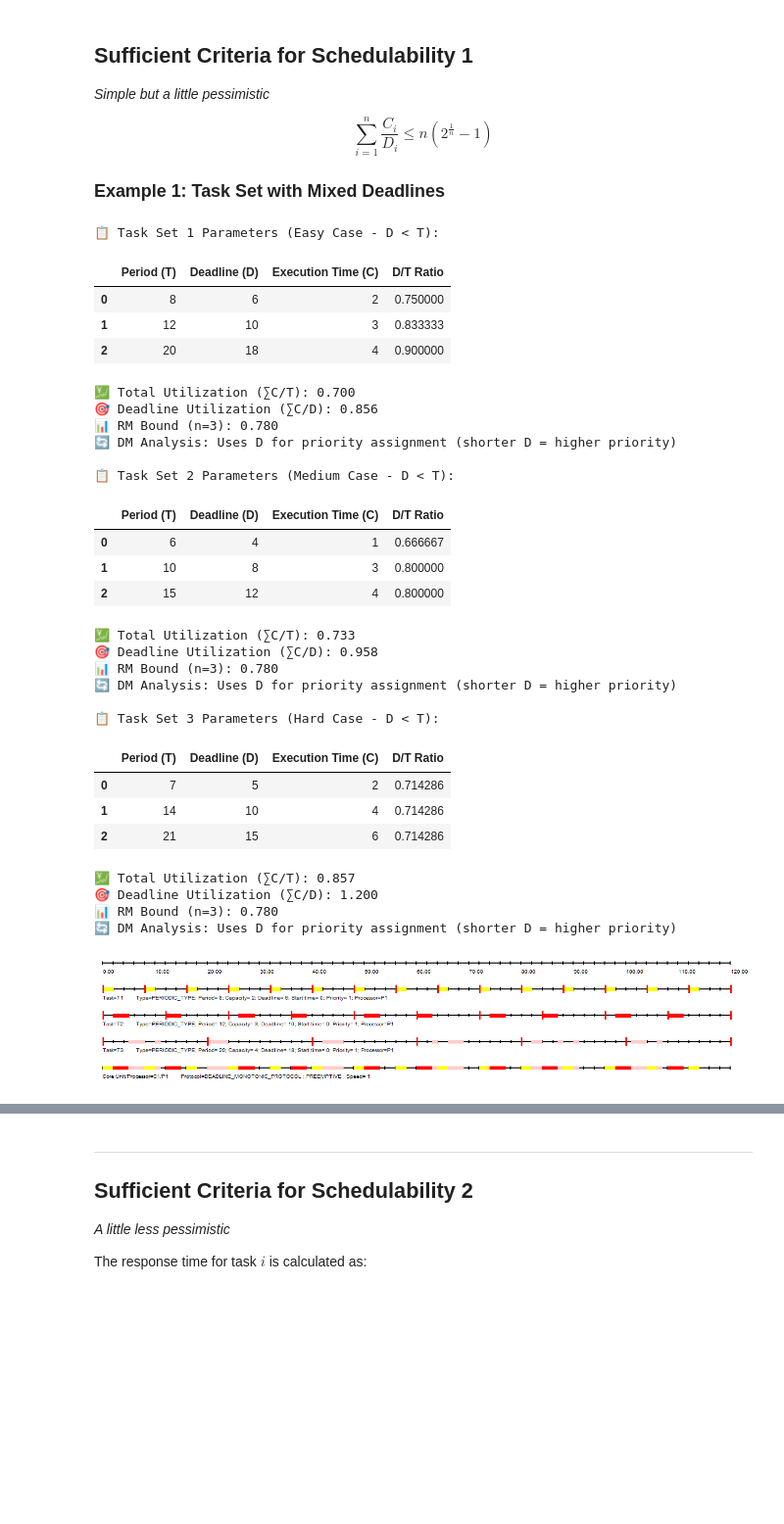
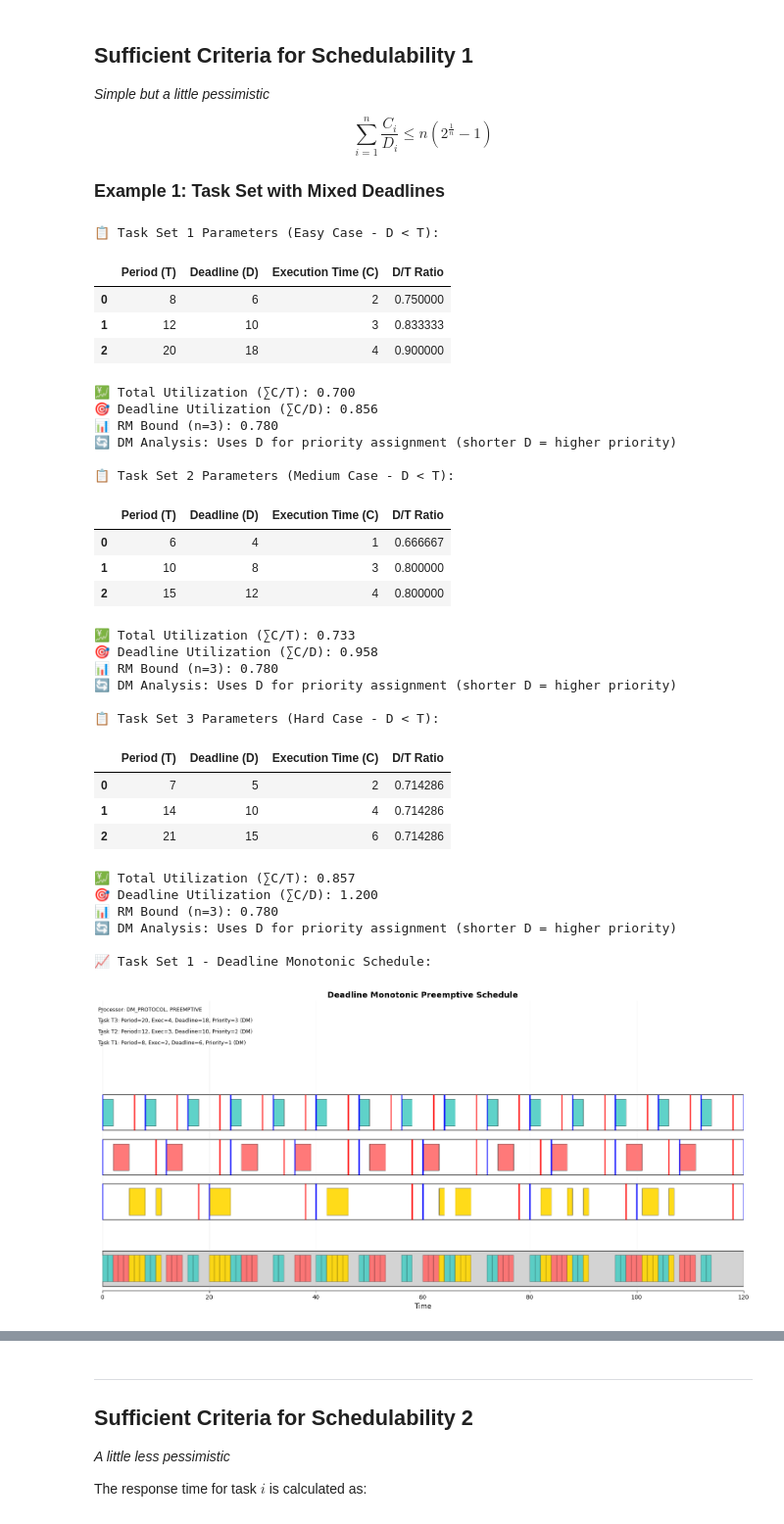
Before and after one commit to teiamas/task_sched, a Jupyter notebook: DeadlineMonotonic.ipynb, the cells around one changed output, grey strips where cells are left out. Shown at 98% size. Drawn from its saved outputs; the diff is of its cells as text; code cells hidden in the pictures; blank space fills up the shorter version.

```diff
--- a/DeadlineMonotonic.ipynb
+++ b/DeadlineMonotonic.ipynb
@@ -82,38 +84,43 @@ def display_task_set(task_set, title="Task Set Parameters"):
 display_task_set(task_set_1, "Task Set 1 Parameters (Easy Case - D < T)")
 display_task_set(task_set_2, "Task Set 2 Parameters (Medium Case - D < T)")
 display_task_set(task_set_3, "Task Set 3 Parameters (Hard Case - D < T)")
-display(Image(filename="task_set_1_DRM.png"))
+
+# Generate and display Task Set 1 schedule plot using Deadline Monotonic
+print("📈 Task Set 1 - Deadline Monotonic Schedule:")
+tsv.plot_rm_schedule_inline(task_set_1, lcm_cycles=1, algorithm='DM');
 # %% [output]
 📋 Task Set 1 Parameters (Easy Case - D < T):
 |  | Period (T) | Deadline (D) | Execution Time (C) | D/T Ratio |
 | 0 | 8 | 6 | 2 | 0.750000 |
 | 1 | 12 | 10 | 3 | 0.833333 |
 | 2 | 20 | 18 | 4 | 0.900000 |
 💹 Total Utilization (∑C/T): 0.700
 🎯 Deadline Utilization (∑C/D): 0.856
 📊 RM Bound (n=3): 0.780
 🔄 DM Analysis: Uses D for priority assignment (shorter D = higher priority)
 
 📋 Task Set 2 Parameters (Medium Case - D < T):
 |  | Period (T) | Deadline (D) | Execution Time (C) | D/T Ratio |
 | 0 | 6 | 4 | 1 | 0.666667 |
 | 1 | 10 | 8 | 3 | 0.800000 |
 | 2 | 15 | 12 | 4 | 0.800000 |
 💹 Total Utilization (∑C/T): 0.733
 🎯 Deadline Utilization (∑C/D): 0.958
 📊 RM Bound (n=3): 0.780
 🔄 DM Analysis: Uses D for priority assignment (shorter D = higher priority)
 
 📋 Task Set 3 Parameters (Hard Case - D < T):
 |  | Period (T) | Deadline (D) | Execution Time (C) | D/T Ratio |
 | 0 | 7 | 5 | 2 | 0.714286 |
 | 1 | 14 | 10 | 4 | 0.714286 |
 | 2 | 21 | 15 | 6 | 0.714286 |
 💹 Total Utilization (∑C/T): 0.857
 🎯 Deadline Utilization (∑C/D): 1.200
 📊 RM Bound (n=3): 0.780
 🔄 DM Analysis: Uses D for priority assignment (shorter D = higher priority)
+
+📈 Task Set 1 - Deadline Monotonic Schedule:
-[figure, old version]
+[figure, new version]
 # %%
 # Check schedulability using sufficient condition 1
 print("🔍 Schedulability Analysis (Sufficient Condition 1):")
```
Also changed, not shown: parts of 4 cells of this notebook, 6 other files.
